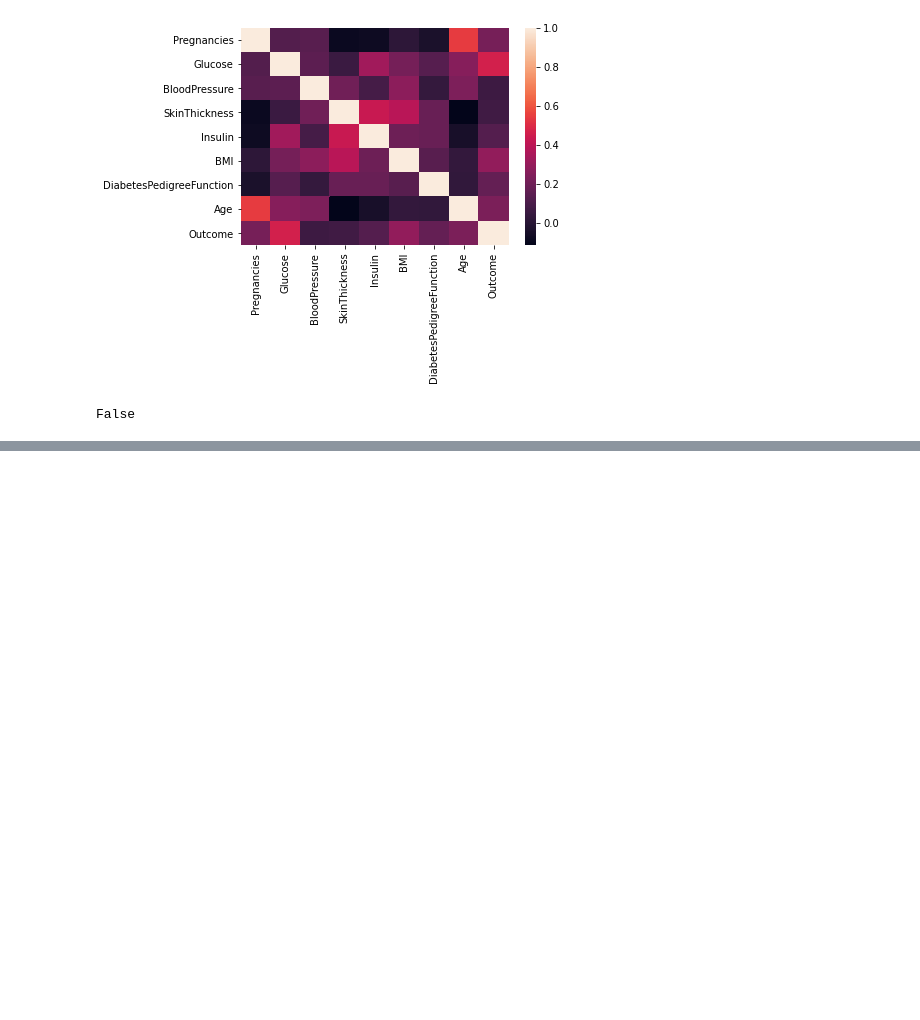
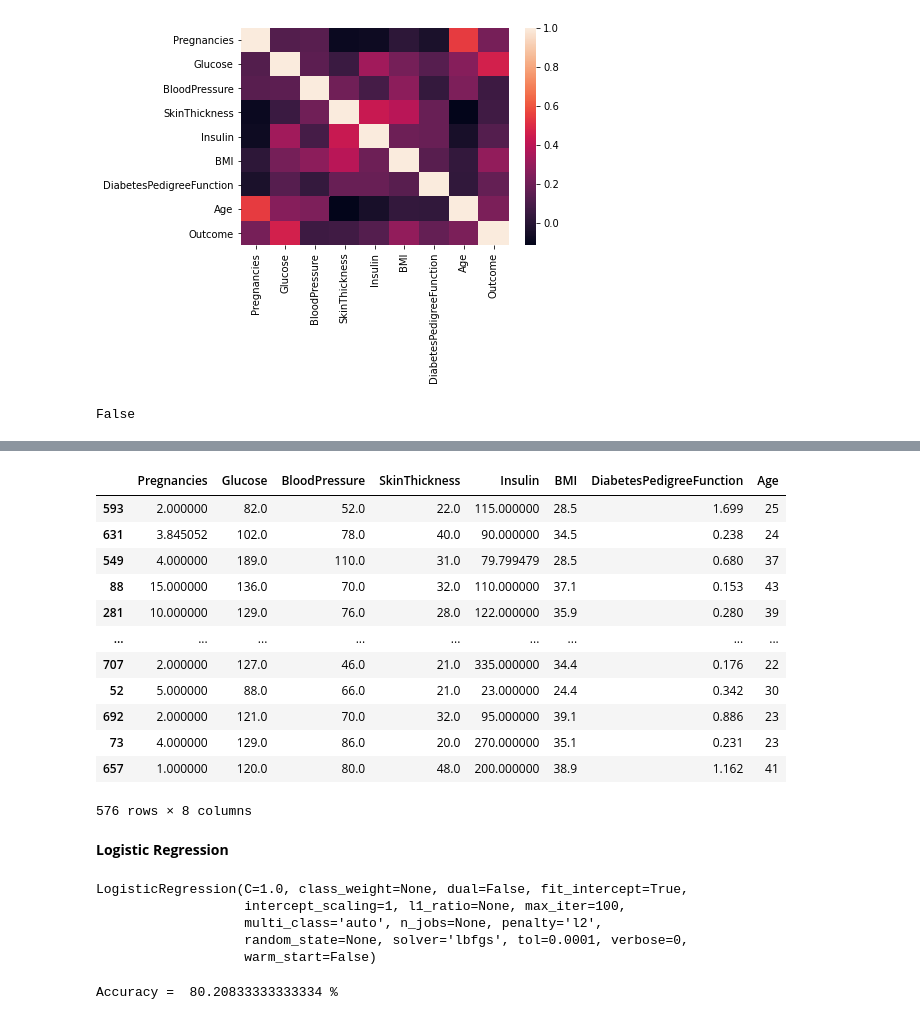
Before and after one commit to Shahnazps/MachineLearning-Diabetes_Prediction, a Jupyter notebook: diabetes_prediction.ipynb, the cells around one changed output, grey strips where cells are left out. Drawn from its saved outputs; the diff is of its cells as text; code cells hidden in the pictures; blank space fills up the shorter version.

Commit message:
various models
Signed-off-by: Shahnazps <shahnaz.ps@gmail.com>

```diff
--- a/diabetes_prediction.ipynb
+++ b/diabetes_prediction.ipynb
@@ -195,0 +114,5 @@ array([[-0.12147877,  1.01749344, -0.04182623, ..., -0.1699275 ,
+# %%
+#Replacing 0 with Mean respective columns
+X = data.drop('Outcome',axis = 1)
+Y = data['Outcome']
+X.describe()
@@ -195,0 +129,3 @@ array([[-0.12147877,  1.01749344, -0.04182623, ..., -0.1699275 ,
+# %%
+X.replace(to_replace=0,value = X.mean(),inplace=True)
+X.describe()
@@ -195,0 +159,21 @@ array([[-0.12147877,  1.01749344, -0.04182623, ..., -0.1699275 ,
+# %%
+# x = data[feature_columns].values
+# y = data[predicted_class].values
+from sklearn.model_selection import train_test_split
+x_train,x_test,y_train,y_test = train_test_split(X,Y,test_size=0.25,random_state=None)
+# %%
+x_train
+# %% [output]
+|  | Pregnancies | Glucose | BloodPressure | SkinThickness | Insulin | BMI | DiabetesPedigreeFunction | Age |
+| 593 | 2.000000 | 82.0 | 52.0 | 22.0 | 115.000000 | 28.5 | 1.699 | 25 |
+| 631 | 3.845052 | 102.0 | 78.0 | 40.0 | 90.000000 | 34.5 | 0.238 | 24 |
+| 549 | 4.000000 | 189.0 | 110.0 | 31.0 | 79.799479 | 28.5 | 0.680 | 37 |
+| 88 | 15.000000 | 136.0 | 70.0 | 32.0 | 110.000000 | 37.1 | 0.153 | 43 |
+| 281 | 10.000000 | 129.0 | 76.0 | 28.0 | 122.000000 | 35.9 | 0.280 | 39 |
+| ... | ... | ... | ... | ... | ... | ... | ... | ... |
+| 707 | 2.000000 | 127.0 | 46.0 | 21.0 | 335.000000 | 34.4 | 0.176 | 22 |
+| 52 | 5.000000 | 88.0 | 66.0 | 21.0 | 23.000000 | 24.4 | 0.342 | 30 |
+| 692 | 2.000000 | 121.0 | 70.0 | 32.0 | 95.000000 | 39.1 | 0.886 | 23 |
+| 73 | 4.000000 | 129.0 | 86.0 | 20.0 | 270.000000 | 35.1 | 0.231 | 23 |
+| 657 | 1.000000 | 120.0 | 80.0 | 48.0 | 200.000000 | 38.9 | 1.162 | 41 |
+576 rows × 8 columns
@@ -195,0 +186,16 @@ array([[-0.12147877,  1.01749344, -0.04182623, ..., -0.1699275 ,
+# %% [markdown]
+**Logistic Regression**
+# %%
+diabetesCheck = LogisticRegression()
+diabetesCheck.fit(x_train_std,y_train)
+# %% [output]
+LogisticRegression(C=1.0, class_weight=None, dual=False, fit_intercept=True,
+                   intercept_scaling=1, l1_ratio=None, max_iter=100,
+                   multi_class='auto', n_jobs=None, penalty='l2',
+                   random_state=None, solver='lbfgs', tol=0.0001, verbose=0,
+                   warm_start=False)
+# %%
+accuracy = diabetesCheck.score(x_test_std,y_test)
+print("Accuracy = ",accuracy*100,"%")
+# %% [output]
+Accuracy =  80.20833333333334 %
```
Also changed, not shown: parts of 40 cells of this notebook, 1 other file.
